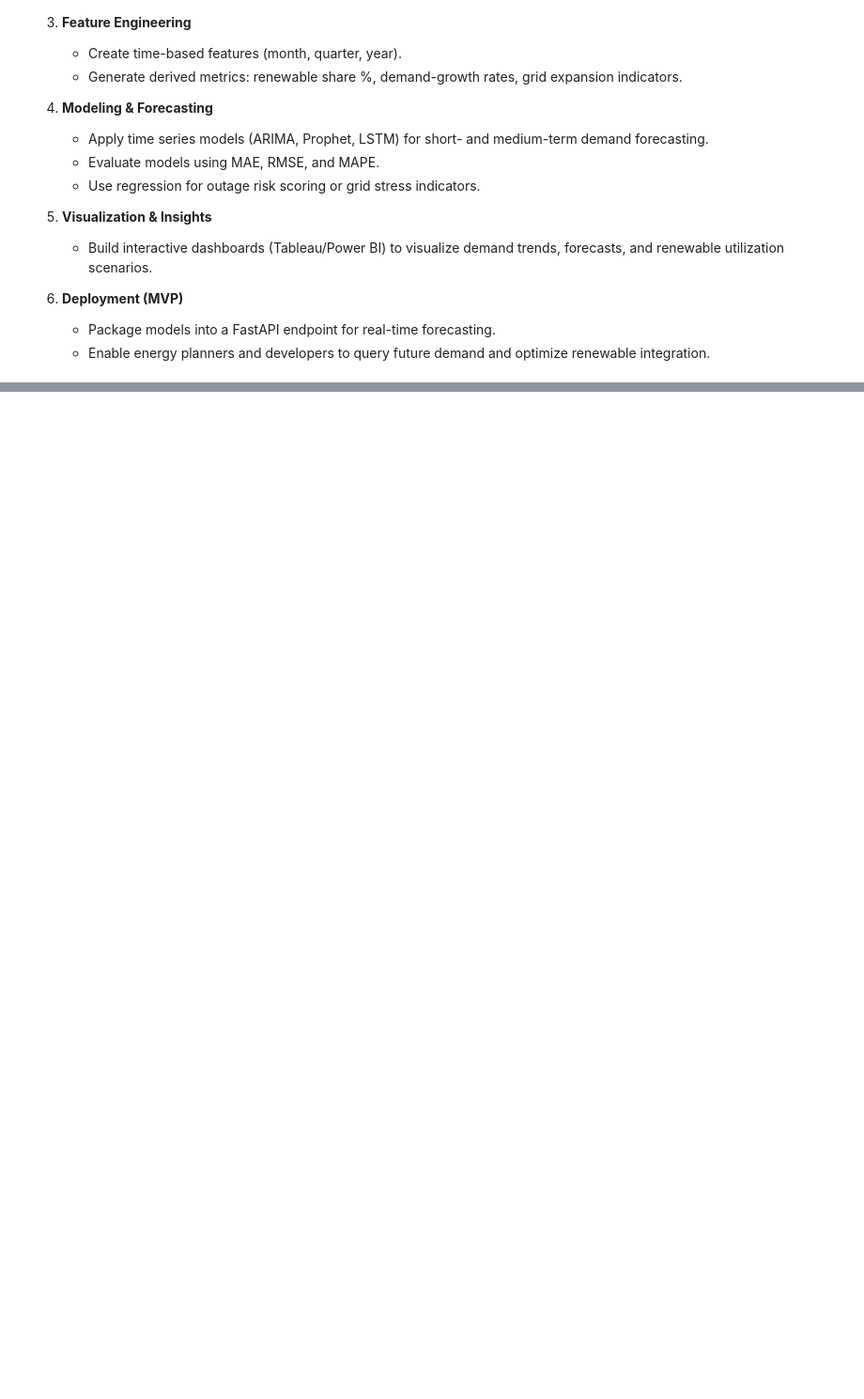
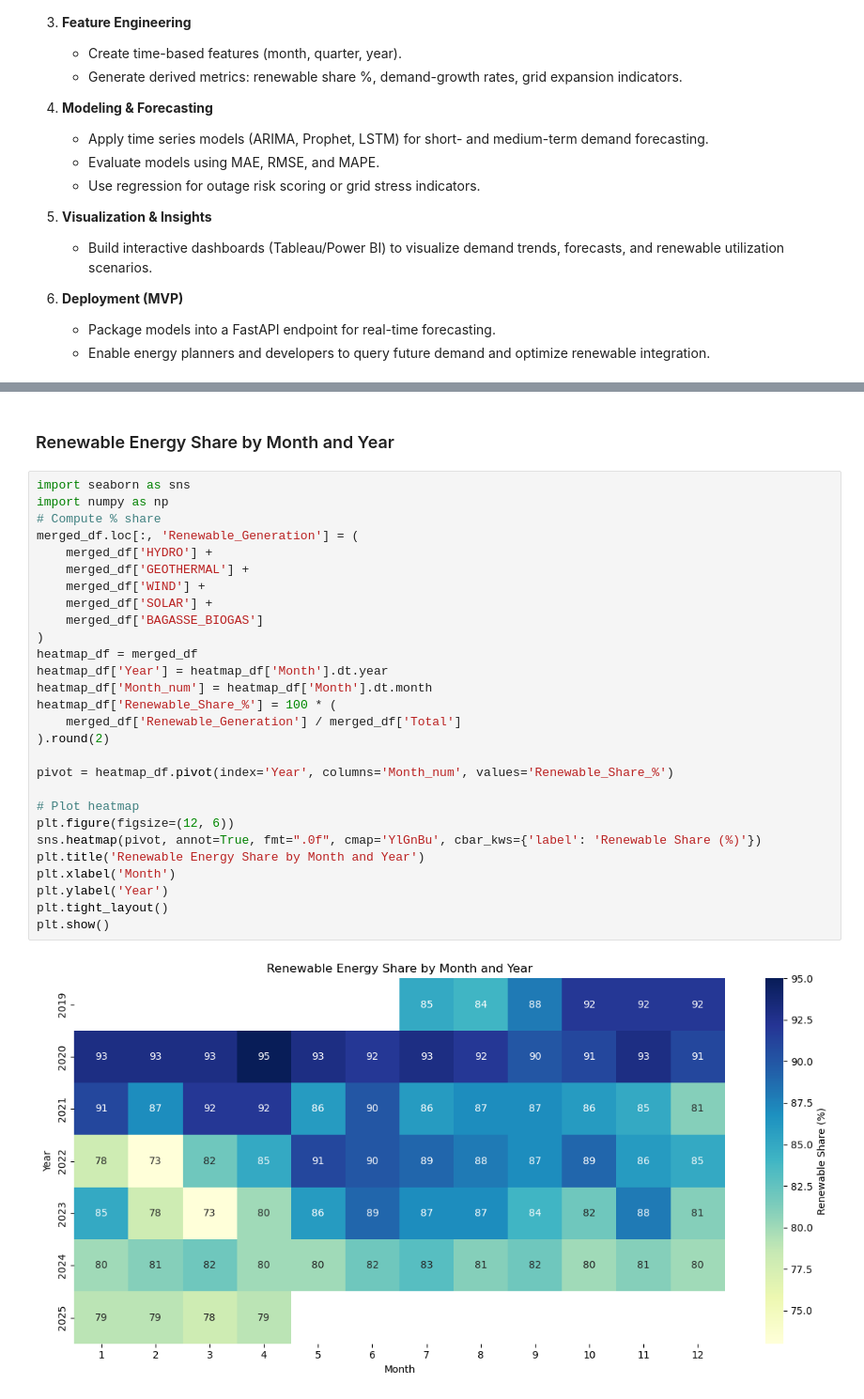
Before and after one commit to CarolN90/Renewable-Energy-Forecasting, a Jupyter notebook: Capstone_phase5.ipynb, the cells around one changed output, grey strips where cells are left out. Shown at 94% size. Drawn from its saved outputs; the diff is of its cells as text; blank space fills up the shorter version.

```diff
--- a/Capstone_phase5.ipynb
+++ b/Capstone_phase5.ipynb
@@ -100,0 +612,32 @@ We utilize five core EPRA datasets that provide a multi-dimensional view of Keny
+# %% [markdown]
+### Renewable Energy Share by Month and Year
+# %%
+import seaborn as sns
+import numpy as np
+# Compute % share
+merged_df.loc[:, 'Renewable_Generation'] = (
+    merged_df['HYDRO'] +
+    merged_df['GEOTHERMAL'] +
+    merged_df['WIND'] +
+    merged_df['SOLAR'] +
+    merged_df['BAGASSE_BIOGAS']
+)
+heatmap_df = merged_df
+heatmap_df['Year'] = heatmap_df['Month'].dt.year
+heatmap_df['Month_num'] = heatmap_df['Month'].dt.month
+heatmap_df['Renewable_Share_%'] = 100 * (
+    merged_df['Renewable_Generation'] / merged_df['Total']
+).round(2)
+
+pivot = heatmap_df.pivot(index='Year', columns='Month_num', values='Renewable_Share_%')
+
+# Plot heatmap
+plt.figure(figsize=(12, 6))
+sns.heatmap(pivot, annot=True, fmt=".0f", cmap='YlGnBu', cbar_kws={'label': 'Renewable Share (%)'})
+plt.title('Renewable Energy Share by Month and Year')
+plt.xlabel('Month')
+plt.ylabel('Year')
+plt.tight_layout()
+plt.show()
+# %% [output]
+[figure, added]
```
Also changed, not shown: parts of 43 cells of this notebook, 8 other files.
